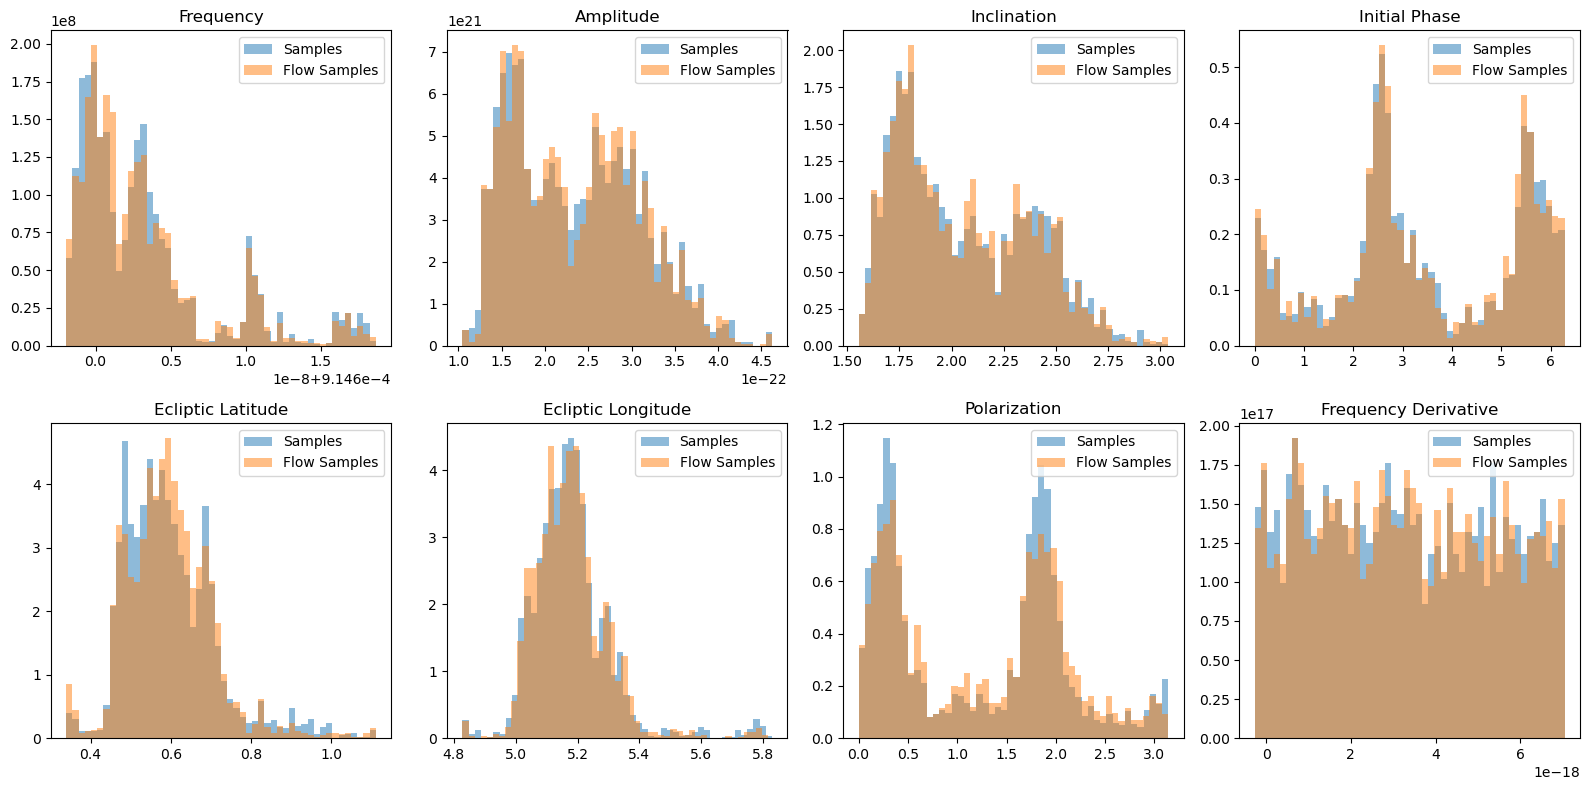
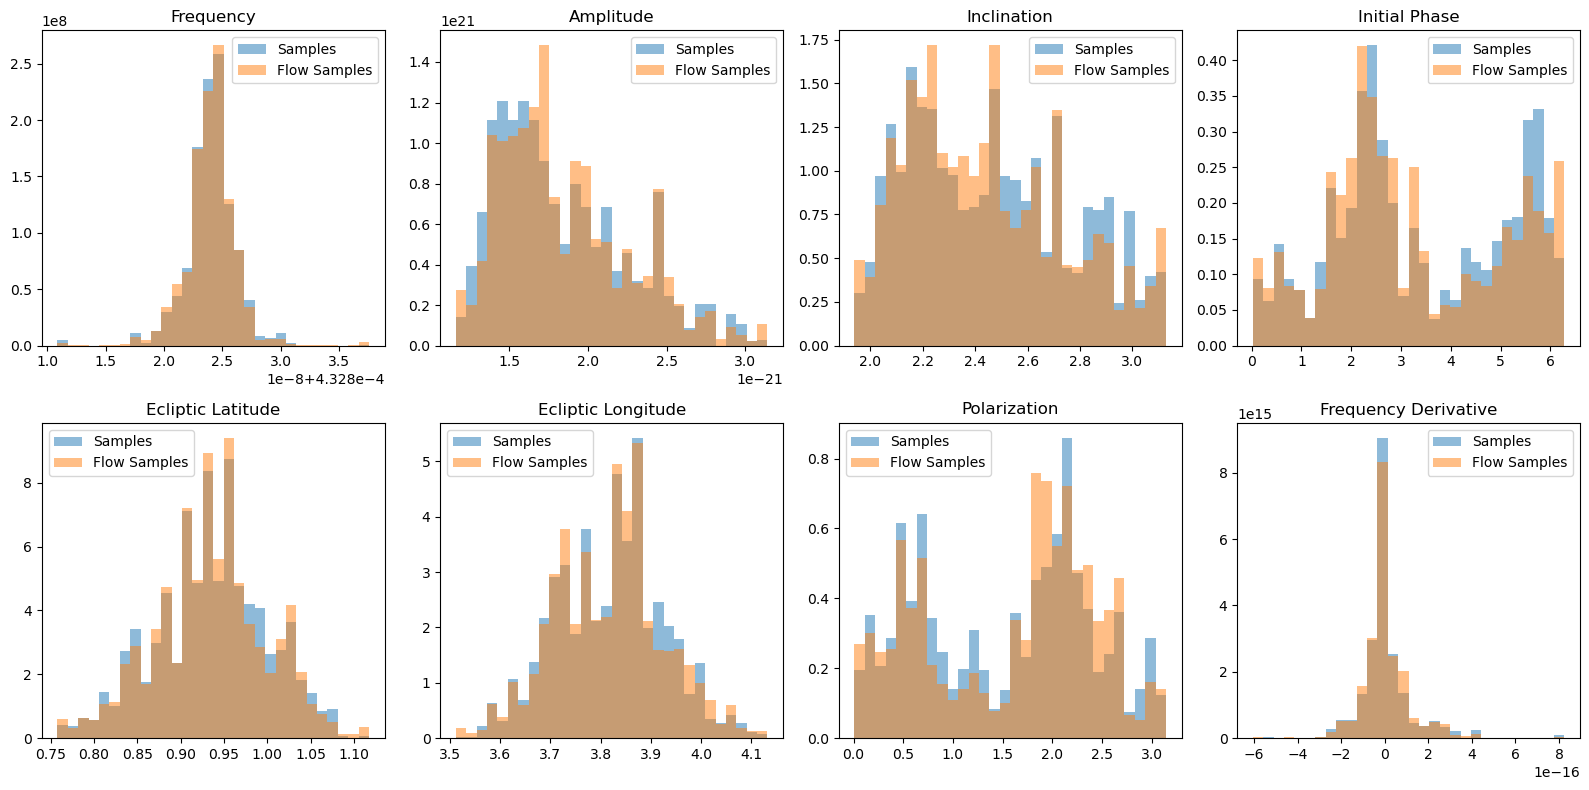
Unified diff of the notebook cell whose output changed from the first chart to the second:
--- before
+++ after
@@ -1,6 +1,6 @@
 fig, axes = plt.subplots(2, 4, figsize=(16, 8))
 for i, ax in enumerate(axes.flatten()):
-    ax.hist(samples[:, i], bins=50, density=True, alpha=0.5, label='Samples')
-    ax.hist(flow_samples[:, i], bins=50, density=True, alpha=0.5, label='Flow Samples')
+    ax.hist(samples[:, i], bins=30, density=True, alpha=0.5, label='Samples')
+    ax.hist(flow_samples[:, i], bins=30, density=True, alpha=0.5, label='Flow Samples')
     ax.set_title(binary_parameters[i])
     ax.legend()

Commit: update example notebook